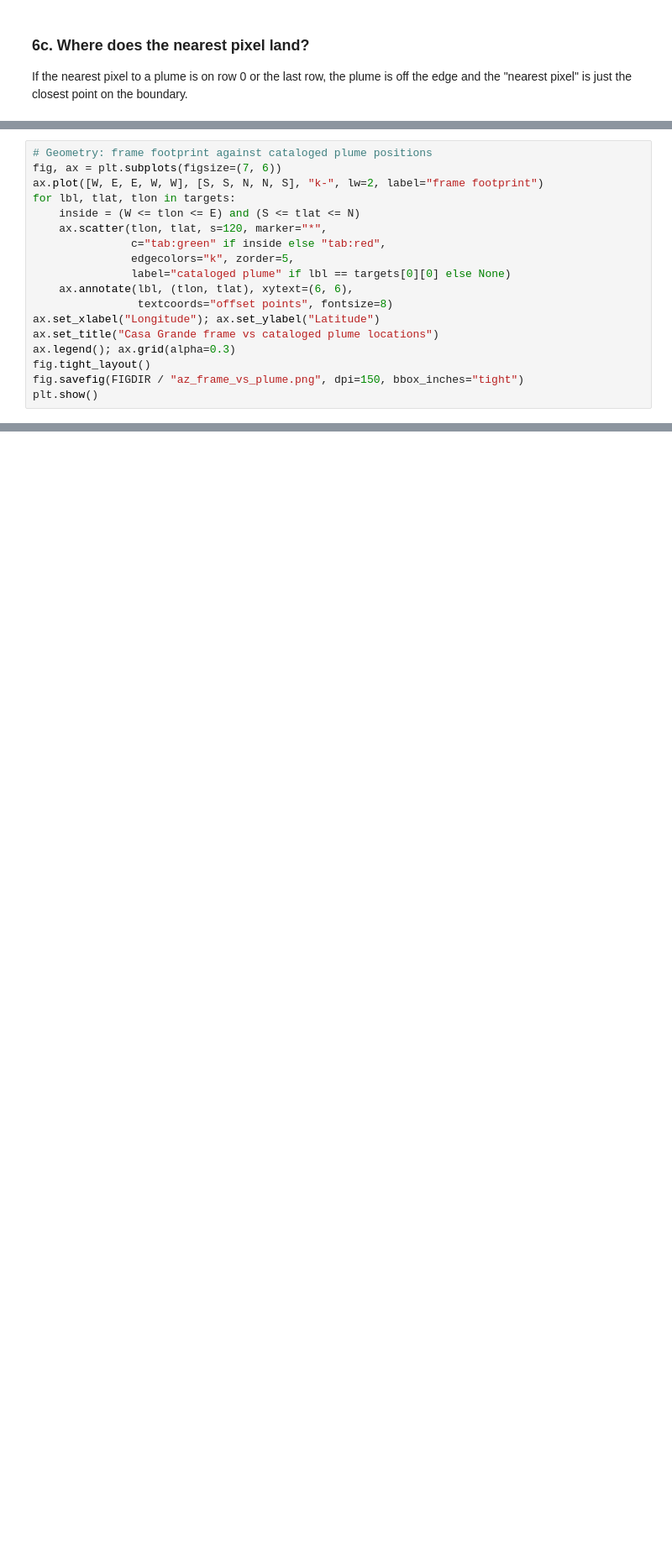
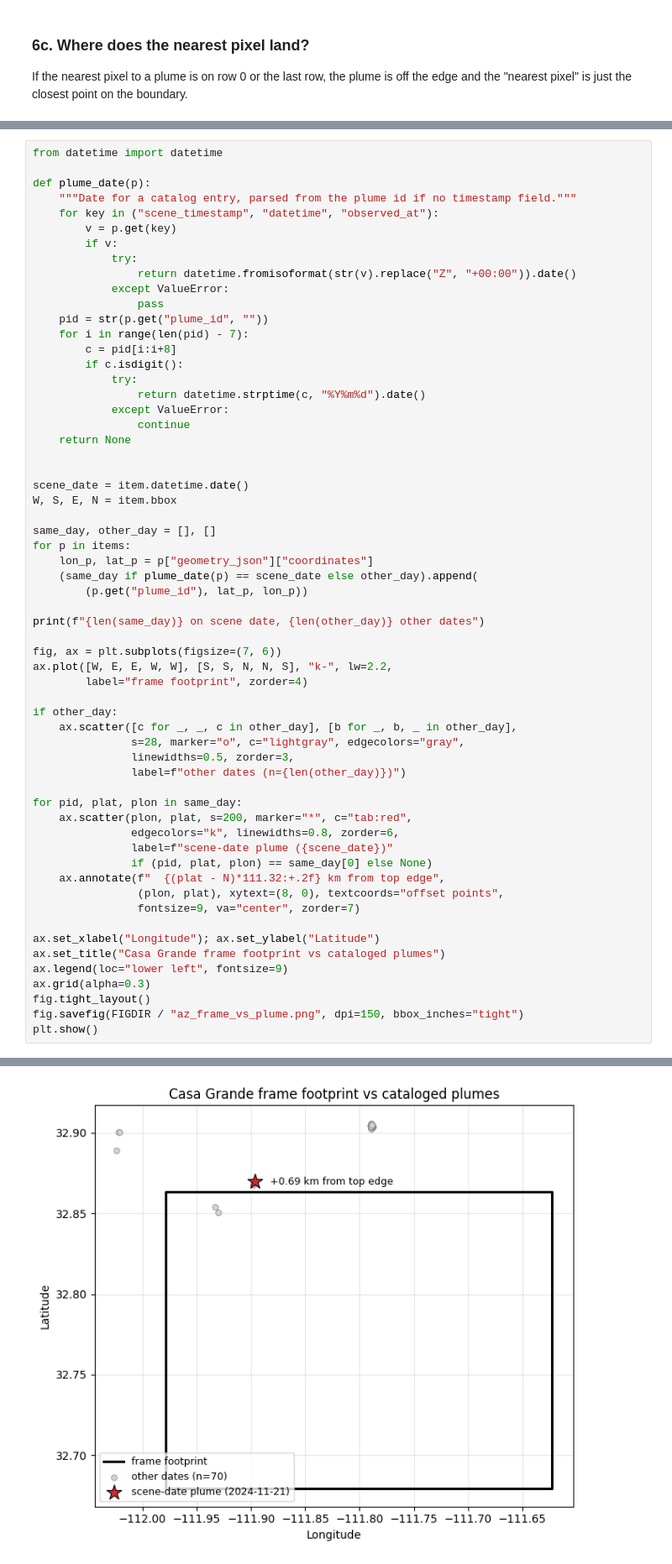
Before and after one commit to Suvamp/tanager-methane-validation, a Jupyter notebook: notebooks/06_validation.ipynb, the cells around one changed output, grey strips where cells are left out. Shown at 84% size. Cells and saved outputs as stored; diff of their text form; blank space fills up the shorter version.

```diff
--- a/notebooks/06_validation.ipynb
+++ b/notebooks/06_validation.ipynb
@@ -383,19 +381 @@ tan20260627t192506c05s4001-A
    A nearest pixel on row 0 means the release is beyond the top edge.
-# %%
-# Geometry: frame footprint against cataloged plume positions
-fig, ax = plt.subplots(figsize=(7, 6))
-ax.plot([W, E, E, W, W], [S, S, N, N, S], "k-", lw=2, label="frame footprint")
-for lbl, tlat, tlon in targets:
-    inside = (W <= tlon <= E) and (S <= tlat <= N)
-    ax.scatter(tlon, tlat, s=120, marker="*",
-               c="tab:green" if inside else "tab:red",
-               edgecolors="k", zorder=5,
-               label="cataloged plume" if lbl == targets[0][0] else None)
-    ax.annotate(lbl, (tlon, tlat), xytext=(6, 6),
-                textcoords="offset points", fontsize=8)
-ax.set_xlabel("Longitude"); ax.set_ylabel("Latitude")
-ax.set_title("Casa Grande frame vs cataloged plume locations")
-ax.legend(); ax.grid(alpha=0.3)
-fig.tight_layout()
-fig.savefig(FIGDIR / "az_frame_vs_plume.png", dpi=150, bbox_inches="tight")
-plt.show()
@@ -403,0 +382,61 @@ plt.show()
+# %%
+from datetime import datetime
+
+def plume_date(p):
+    """Date for a catalog entry, parsed from the plume id if no timestamp field."""
+    for key in ("scene_timestamp", "datetime", "observed_at"):
+        v = p.get(key)
+        if v:
+            try:
+                return datetime.fromisoformat(str(v).replace("Z", "+00:00")).date()
+            except ValueError:
+                pass
+    pid = str(p.get("plume_id", ""))
+    for i in range(len(pid) - 7):
+        c = pid[i:i+8]
+        if c.isdigit():
+            try:
+                return datetime.strptime(c, "%Y%m%d").date()
+            except ValueError:
+                continue
+    return None
+
+
+scene_date = item.datetime.date()
+W, S, E, N = item.bbox
+
+same_day, other_day = [], []
+for p in items:
+    lon_p, lat_p = p["geometry_json"]["coordinates"]
+    (same_day if plume_date(p) == scene_date else other_day).append(
+        (p.get("plume_id"), lat_p, lon_p))
+
+print(f"{len(same_day)} on scene date, {len(other_day)} other dates")
+
+fig, ax = plt.subplots(figsize=(7, 6))
+ax.plot([W, E, E, W, W], [S, S, N, N, S], "k-", lw=2.2,
+        label="frame footprint", zorder=4)
+
+if other_day:
+    ax.scatter([c for _, _, c in other_day], [b for _, b, _ in other_day],
+               s=28, marker="o", c="lightgray", edgecolors="gray",
+               linewidths=0.5, zorder=3,
+               label=f"other dates (n={len(other_day)})")
+
+for pid, plat, plon in same_day:
+    ax.scatter(plon, plat, s=200, marker="*", c="tab:red",
+               edgecolors="k", linewidths=0.8, zorder=6,
+               label=f"scene-date plume ({scene_date})"
+               if (pid, plat, plon) == same_day[0] else None)
+    ax.annotate(f"  {(plat - N)*111.32:+.2f} km from top edge",
+                (plon, plat), xytext=(8, 0), textcoords="offset points",
+                fontsize=9, va="center", zorder=7)
+
+ax.set_xlabel("Longitude"); ax.set_ylabel("Latitude")
+ax.set_title("Casa Grande frame footprint vs cataloged plumes")
+ax.legend(loc="lower left", fontsize=9)
+ax.grid(alpha=0.3)
+fig.tight_layout()
+fig.savefig(FIGDIR / "az_frame_vs_plume.png", dpi=150, bbox_inches="tight")
+plt.show()
+# %% [output]
@@ -404,3 +444,4 @@ plt.show()
+[figure, added]
 # %% [markdown]
 ## Conclusion
 
```
Also changed, not shown: parts of 8 cells of this notebook, 3 other files.
